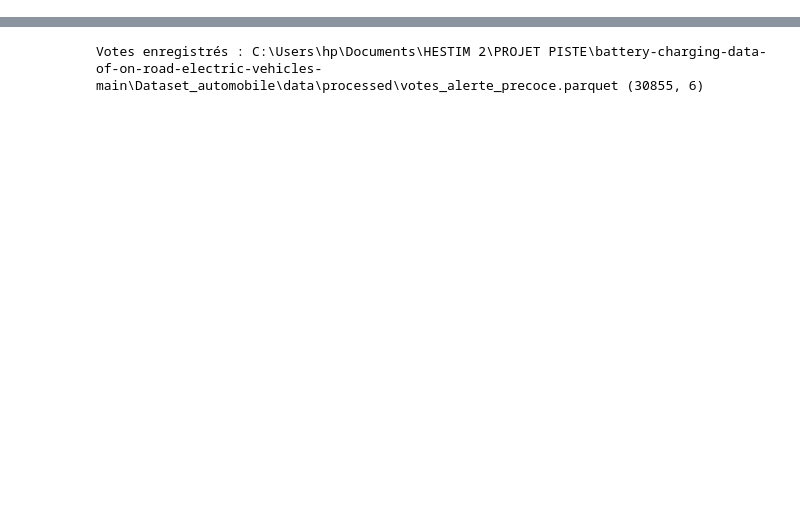
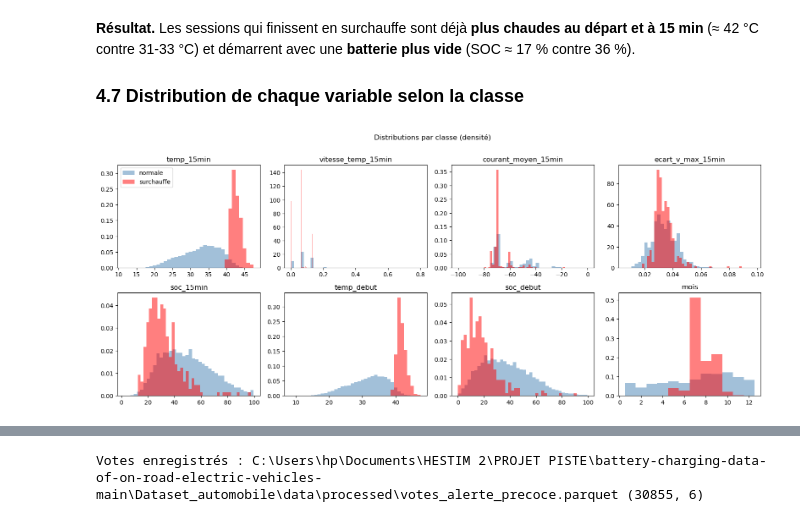
Before and after one commit to AMij0101982872/DETECTION-ANOMALIE-BATTERIE, a Jupyter notebook: notebooks/05_modele2_alerte_precoce.ipynb, the cells around one changed output, grey strips where cells are left out. Drawn from its saved outputs; the diff is of its cells as text; code cells hidden in the pictures; blank space fills up the shorter version.

```diff
--- a/notebooks/05_modele2_alerte_precoce.ipynb
+++ b/notebooks/05_modele2_alerte_precoce.ipynb
@@ -206,8 +0,0 @@ Distribution de `temp_15min` selon le groupe :
-# %%
-plt.figure(figsize=(9, 3.8))
-bins = np.arange(pop.temp_15min.min(), pop.temp_15min.max() + 2) - 0.5
-plt.hist(pop.loc[pop[CIBLE] == 0, "temp_15min"], bins=bins, alpha=0.6, label="normale", density=True)
-plt.hist(pop.loc[pop[CIBLE] == 1, "temp_15min"], bins=bins, alpha=0.6, label="finira > 45 °C", density=True, color="red")
-plt.xlabel("Température à la 15e minute (°C)"); plt.ylabel("Proportion")
-plt.title("Les futures surchauffes sont déjà plus chaudes à 15 min… mais les deux groupes se chevauchent")
-plt.legend(); plt.show()
@@ -363,6 +0,0 @@ Mesure finale, sur les 4 véhicules jamais vus. Pour chaque approche, son propre
-# %%
-lignes = [{"approche": "règle temp_15min", **metriques(y_test, test["temp_15min"], seuil_regle)}]
-for nom in modeles:
-    lignes.append({"approche": nom, **metriques(y_test, proba_test[nom], seuil_f2(y_train, proba_oof[nom]))})
-resultats = pd.DataFrame(lignes).set_index("approche")
-resultats[["rappel", "precision", "f1", "f2", "pr_auc", "vp", "fn", "fp"]].round(3)
@@ -508,0 +202,4 @@ Name: count, dtype: int64
+# %%
+variables_15 = ["temp_15min", "vitesse_temp_15min", "courant_moyen_15min", "ecart_v_max_15min",
+                "soc_15min", "temp_debut", "soc_debut", "mois"]
+sessions[variables_15].describe().T
@@ -508,0 +232,20 @@ Name: count, dtype: int64
+# %% [markdown]
+**Résultat.** Les sessions qui finissent en surchauffe sont déjà **plus chaudes au départ et à 15 min** (≈ 42 °C contre 31-33 °C) et démarrent avec une **batterie plus vide** (SOC ≈ 17 % contre 36 %).
+
+### 4.7 Distribution de chaque variable selon la classe
+# %%
+fig, axes = plt.subplots(2, 4, figsize=(16, 6.5))
+for ax, var in zip(axes.ravel(), variables_15):
+    entiere = var in ("temp_15min", "temp_debut", "mois")      # valeurs entières : une barre par valeur
+    bins = np.arange(sessions[var].min(), sessions[var].max() + 2) - 0.5 if entiere else 40
+    for classe, couleur, nom in [(0, "steelblue", "normale"), (1, "red", "surchauffe")]:
+        ax.hist(sessions.loc[sessions.label_surchauffe == classe, var], bins=bins, density=True,
+                alpha=0.5, color=couleur, label=nom)
+    ax.set_title(var)
+axes[0, 0].legend()
+plt.suptitle("Distributions par classe (densité)", y=1.01)
+plt.tight_layout()
+plt.savefig(FIGURES_DIR / "alerte_distributions.png", dpi=120, bbox_inches="tight")
+plt.show()
+# %% [output]
+[figure, added]
```
Also changed, not shown: parts of 160 cells of this notebook, 10 other files.
